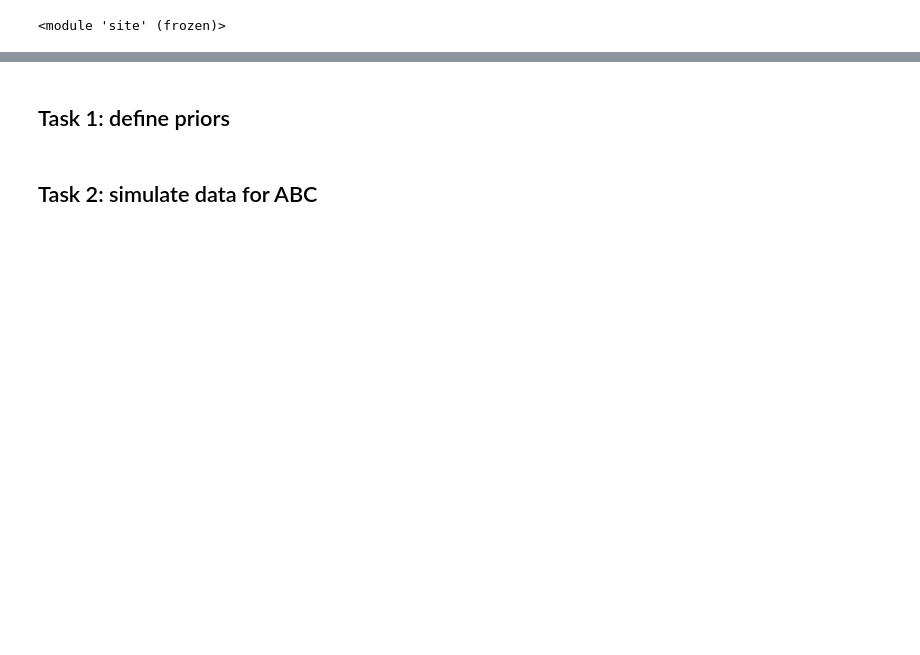
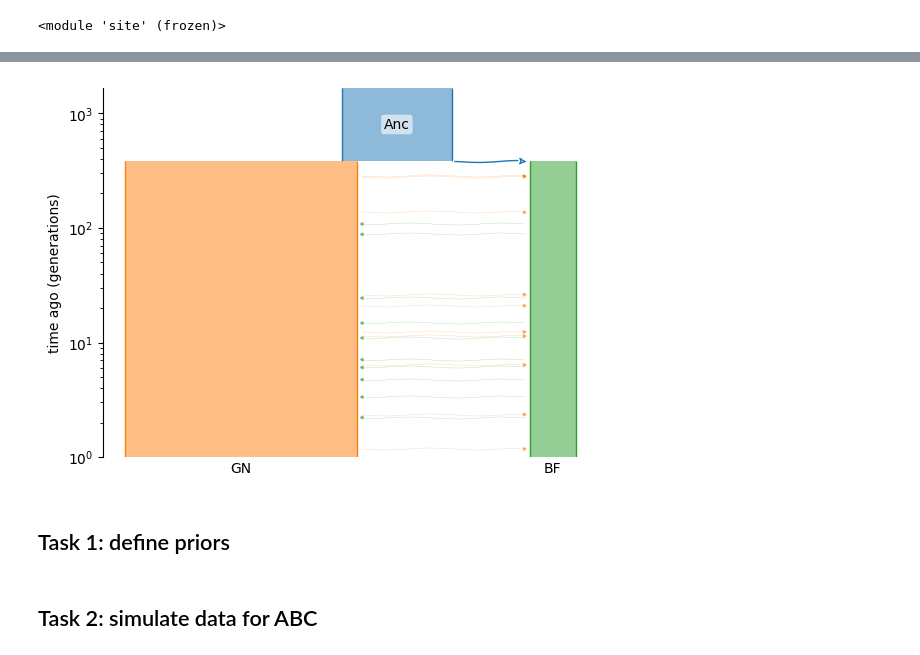
Before and after one commit to manolofperez/Physalia_MLPopGen, a Jupyter notebook: 2026/Day1/Notebooks/practical-simulation.ipynb, the cells around one changed output, grey strips where cells are left out. Cells and saved outputs as stored; diff of their text form; code cells hidden in the pictures; blank space fills up the shorter version.

```diff
--- a/2026/Day1/Notebooks/practical-simulation.ipynb
+++ b/2026/Day1/Notebooks/practical-simulation.ipynb
@@ -105,15 +117,13 @@ def im(params, sample_sizes, seed, reco):
     # Note: 'rate' is the fraction of the population replaced by migrants each generation.
     # Backward-in-time: source="BF", dest="GN" means BF individuals move to GN.
     # This represents FORWARD gene flow from GN into BF.
-    mig_rate = params.get("mig", 0)
+    mig_rate = params.get("mig", 0.1)
 
     if mig_rate != 0:
-        if mig_rate > 0:
-            # Forward GN -> BF (Backward BF -> GN)
-            demog.set_migration_rate(source="BF", dest="GN", rate=abs(mig_rate))
-        else:
-            # Forward BF -> GN (Backward GN -> BF)
-            demog.set_migration_rate(source="GN", dest="BF", rate=abs(mig_rate))
+        # Forward GN -> BF (Backward BF -> GN)
+        demog.set_migration_rate(source="BF", dest="GN", rate=abs(mig_rate))
+        # Forward BF -> GN (Backward GN -> BF)
+        demog.set_migration_rate(source="GN", dest="BF", rate=abs(mig_rate))
 
     # 3. Define the split (Backward: merge GN and BF into Anc)
     # This replaces MassMigration. It handles the 'proportion=1.0' automatically.
@@ -132,7 +142,15 @@ def im(params, sample_sizes, seed, reco):
     # 5. Add Mutations
     mts = msprime.sim_mutations(ts, rate=params["mut"])
 
-    return mts
+    return demog, mts
+# %%
+demog, ts = im(params, sample_sizes, seed, params["reco"])
+
+# Plot a schematic of the model
+demesdraw.tubes(demog.to_demes(), ax=plt.gca(), seed=1, log_time=True)
+plt.show()
+# %% [output]
+[figure, added]
 # %%
 # Define some initial parameters (fixed defaults)
 k = 10 #scaling parameter to make simulations faster
```
Also changed, not shown: parts of 8 cells of this notebook, 4 other files.
